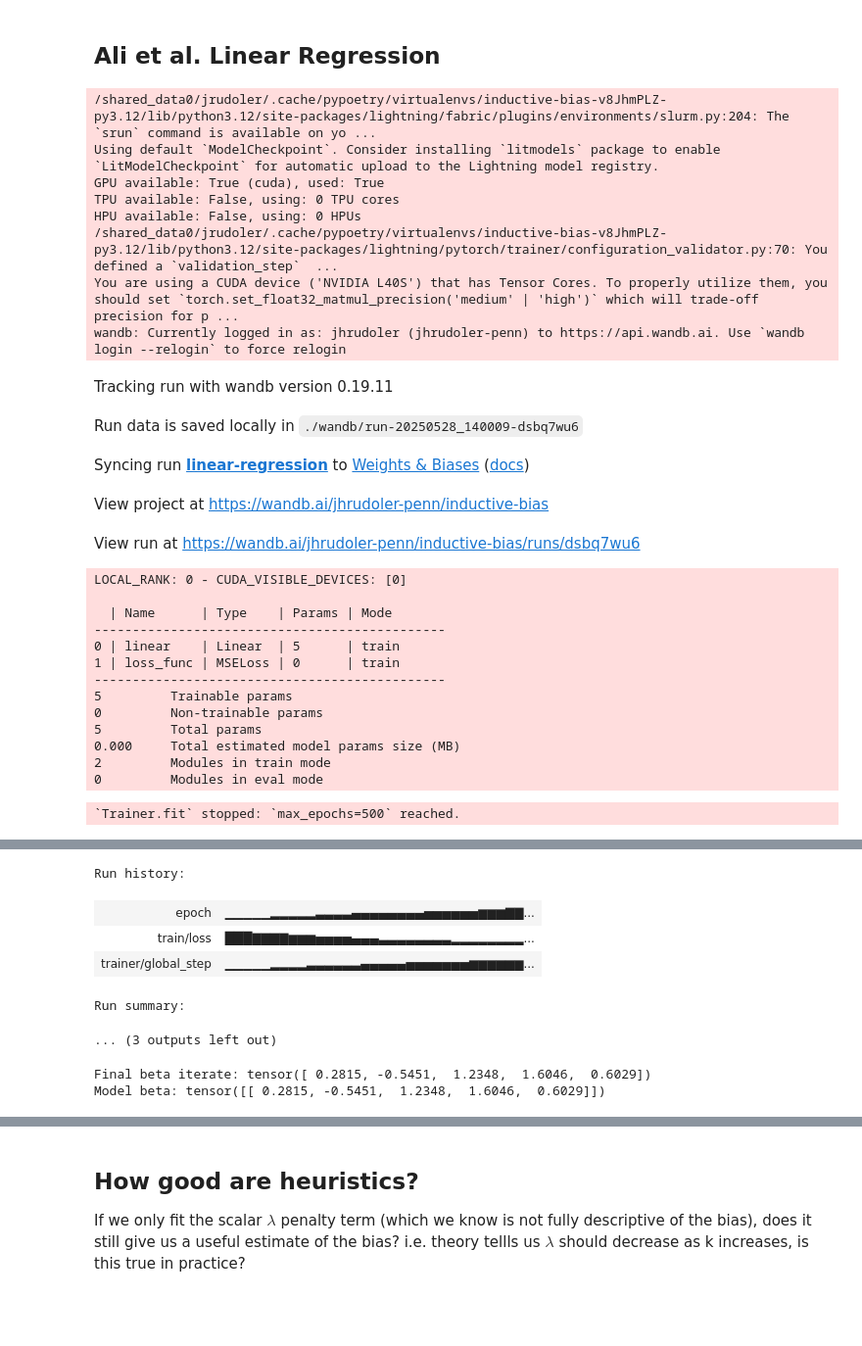
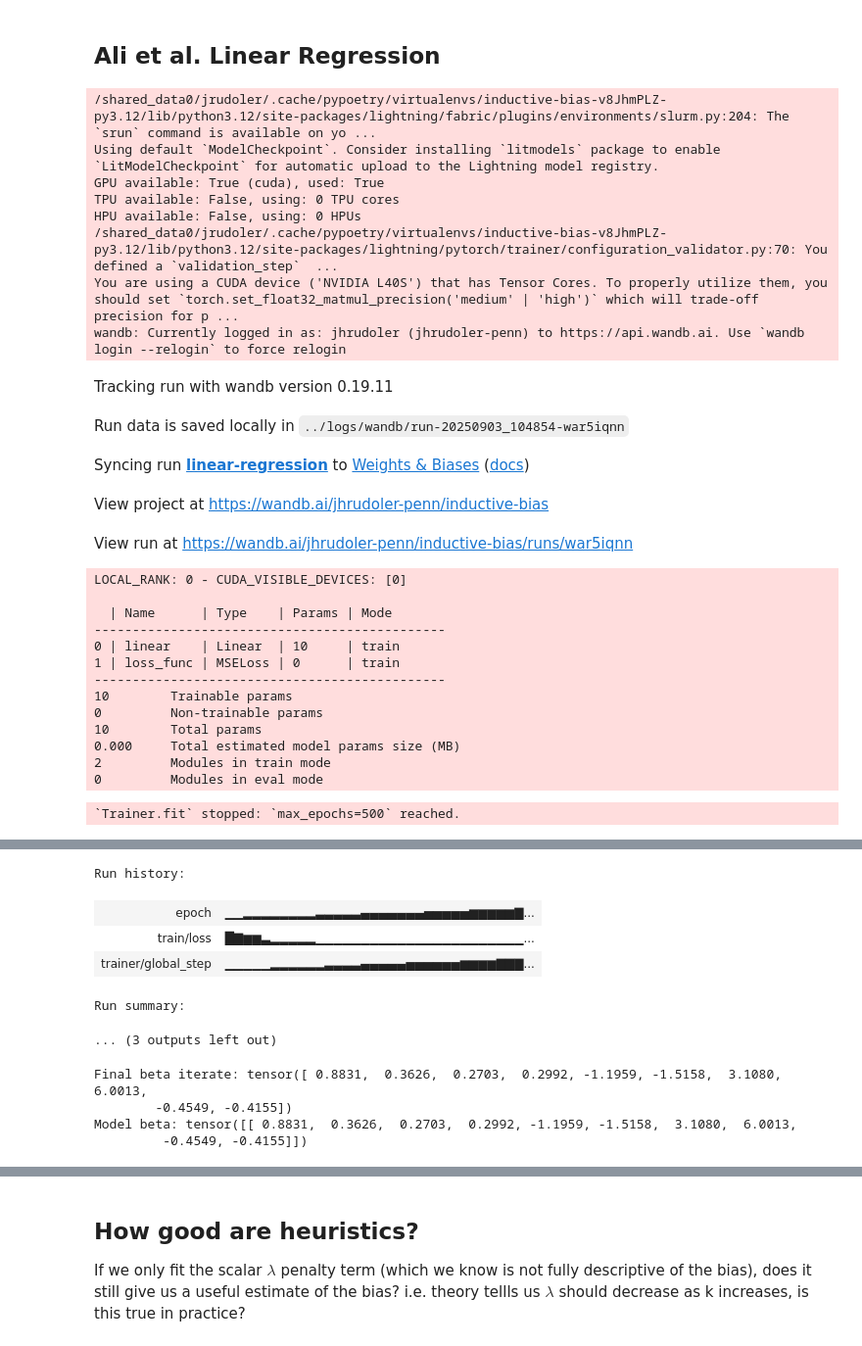
Before and after one commit to jrudoler/estimating-implicit-regularization, a Jupyter notebook: notebooks/linear-regression.ipynb, the cells around one changed output, grey strips where cells are left out. Shown at 98% size. Drawn from its saved outputs; the diff is of its cells as text; code cells hidden in the pictures; blank space fills up the shorter version.

```diff
--- a/notebooks/linear-regression.ipynb
+++ b/notebooks/linear-regression.ipynb
@@ -26,7 +28,7 @@ torch.manual_seed(56)
 # deterministic behavior
 torch.use_deterministic_algorithms(False)
 
-p = 5 # input dimension / number of features
+p = 10 # input dimension / number of features
 N = 1000 # number of samples
 X = torch.randn(N, p)
 # X = torch.diag(torch.randn(p))
@@ -34,13 +36,14 @@ betas = 3 * torch.randn(p)
 y = X @ betas
 dm_linear = FullBatchDataModule(X, y, num_workers=3)
 # %%
-eps = 1e-3
+eps = 1e-2
 linear_model = LinearRegression(input_dim=p,
                                 output_dim=1,
                                 lr=eps/2, # fix mismatched learning rate due to 1/2 factor in the loss (not in torch)
                                 fit_intercept=False, init_zeros=True)
 wandb_logger = WandbLogger(
-    project="inductive-bias", name="linear-regression", log_model=False
+    project="inductive-bias", name="linear-regression", log_model=False,
+    save_dir='../logs/'
 )
 
 lm_trainer = Trainer(
@@ -54,41 +57,41 @@ lm_trainer = Trainer(
     ],
     accelerator=device,
     devices=n_devices,
 )
 lm_trainer.fit(linear_model, dm_linear)
 # %% [output]
 /shared_data0/jrudoler/.cache/pypoetry/virtualenvs/inductive-bias-v8JhmPLZ-py3.12/lib/python3.12/site-packages/lightning/fabric/plugins/environments/slurm.py:204: The `srun` command is available on yo ...
 Using default `ModelCheckpoint`. Consider installing `litmodels` package to enable `LitModelCheckpoint` for automatic upload to the Lightning model registry.
 GPU available: True (cuda), used: True
 TPU available: False, using: 0 TPU cores
 HPU available: False, using: 0 HPUs
 /shared_data0/jrudoler/.cache/pypoetry/virtualenvs/inductive-bias-v8JhmPLZ-py3.12/lib/python3.12/site-packages/lightning/pytorch/trainer/configuration_validator.py:70: You defined a `validation_step`  ...
 You are using a CUDA device ('NVIDIA L40S') that has Tensor Cores. To properly utilize them, you should set `torch.set_float32_matmul_precision('medium' | 'high')` which will trade-off precision for p ...
 wandb: Currently logged in as: jhrudoler (jhrudoler-penn) to https://api.wandb.ai. Use `wandb login --relogin` to force relogin
 Tracking run with wandb version 0.19.11
-Run data is saved locally in ./wandb/run-20250528_140009-dsbq7wu6
+Run data is saved locally in ../logs/wandb/run-20250903_104854-war5iqnn
 Syncing run linear-regression to Weights & Biases (docs)
 View project at https://wandb.ai/jhrudoler-penn/inductive-bias
-View run at https://wandb.ai/jhrudoler-penn/inductive-bias/runs/dsbq7wu6
+View run at https://wandb.ai/jhrudoler-penn/inductive-bias/runs/war5iqnn
 LOCAL_RANK: 0 - CUDA_VISIBLE_DEVICES: [0]
 
   | Name      | Type    | Params | Mode
 ----------------------------------------------
-0 | linear    | Linear  | 5      | train
+0 | linear    | Linear  | 10     | train
 1 | loss_func | MSELoss | 0      | train
 ----------------------------------------------
-5         Trainable params
+10        Trainable params
 0         Non-trainable params
-5         Total params
+10        Total params
 0.000     Total estimated model params size (MB)
 2         Modules in train mode
 0         Modules in eval mode
 `Trainer.fit` stopped: `max_epochs=500` reached.
 [interactive output not drawn]
 Run history:
-| epoch | ▁▁▁▁▁▂▂▂▂▂▃▃▃▃▄▄▄▄▄▄▄▄▅▅▅▅▅▅▆▆▆▇▇... |
-| train/loss | ███▇▇▇▇▆▆▆▅▅▅▅▄▄▄▃▃▃▃▃▃▃▃▂▂▂▂▂▂▂▂... |
-| trainer/global_step | ▁▁▁▁▁▂▂▂▂▃▃▃▃▃▃▄▄▄▄▄▅▅▅▅▅▅▅▆▆▆▆▆▆... |
+| epoch | ▁▁▂▂▂▂▂▂▂▂▃▃▃▃▃▄▄▄▄▄▄▄▅▅▅▅▅▆▆▆▆▆▇... |
+| train/loss | █▇▆▆▃▂▂▂▂▂▁▁▁▁▁▁▁▁▁▁▁▁▁▁▁▁▁▁▁▁▁▁▁... |
+| trainer/global_step | ▁▁▁▁▁▂▂▂▂▂▂▃▃▃▃▄▄▄▄▄▅▅▅▅▅▅▆▆▆▆▇▇▇... |
 Run summary:
 ... (3 outputs left out)
 # %%
@@ -105,8 +108,10 @@ for i in range(1, k + 1):
 model_beta = linear_model.linear.weight.detach()
 print(f"Final beta iterate: {beta_iterates[-1]}")
 print(f"Model beta: {model_beta}")
-assert torch.allclose(beta_iterates[-1], model_beta, atol=1e-2), "Final beta does not match the model's weight"
+assert torch.allclose(beta_iterates[-1], model_beta, atol=1e-5), "Final beta does not match the model's weight"
 # %% [output]
-Final beta iterate: tensor([ 0.2815, -0.5451,  1.2348,  1.6046,  0.6029])
-Model beta: tensor([[ 0.2815, -0.5451,  1.2348,  1.6046,  0.6029]])
+Final beta iterate: tensor([ 0.8831,  0.3626,  0.2703,  0.2992, -1.1959, -1.5158,  3.1080,  6.0013,
+        -0.4549, -0.4155])
+Model beta: tensor([[ 0.8831,  0.3626,  0.2703,  0.2992, -1.1959, -1.5158,  3.1080,  6.0013,
+         -0.4549, -0.4155]])
 # %%
```
Also changed, not shown: parts of 14 cells of this notebook, 12 other files.
